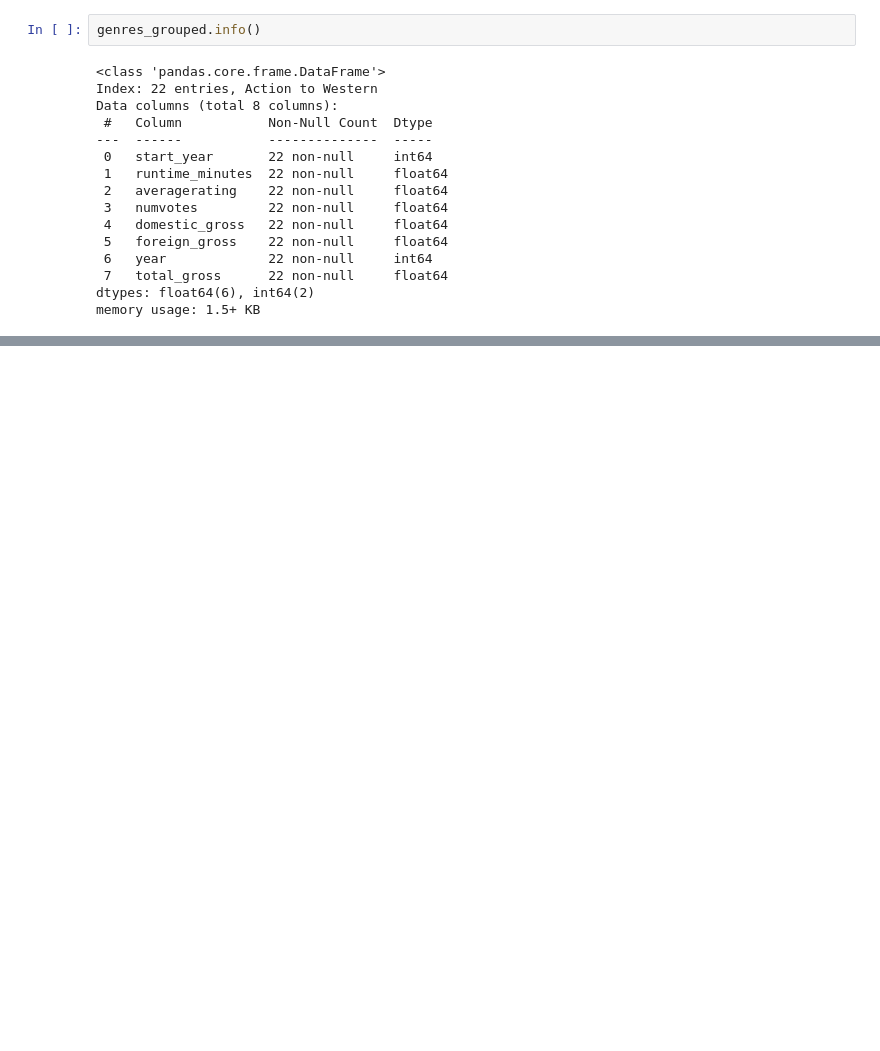
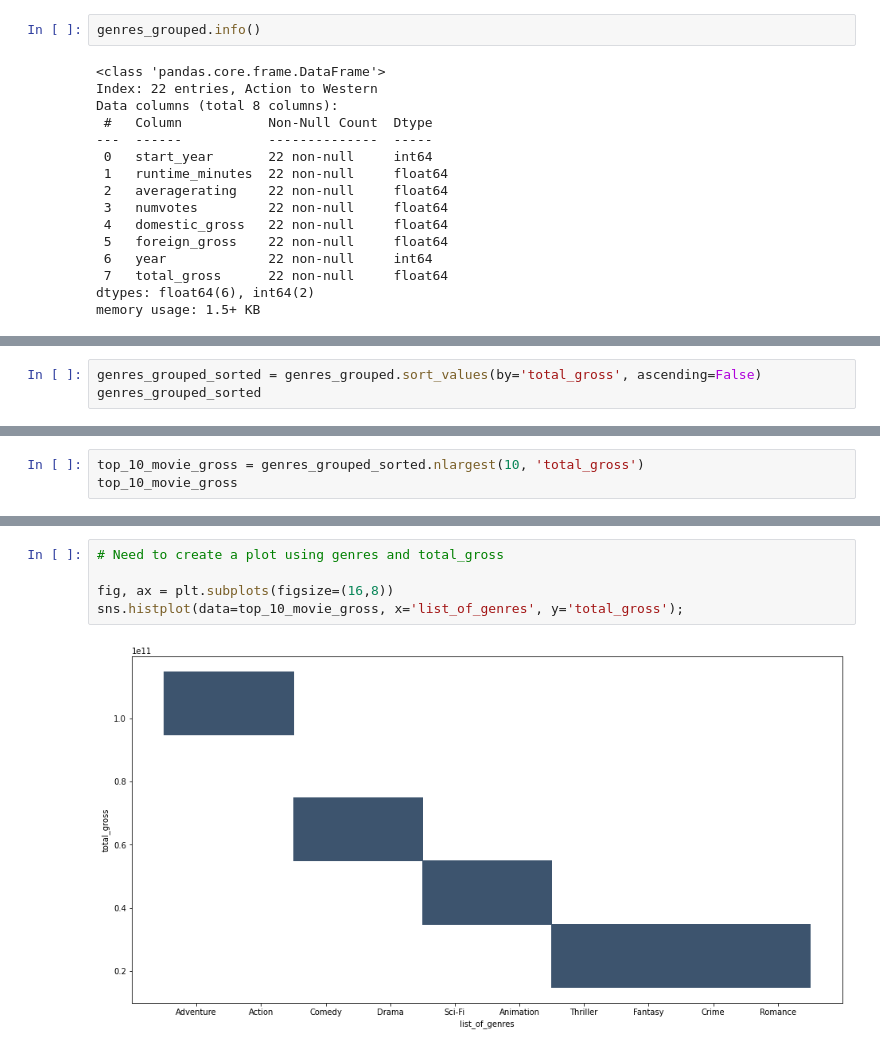
Before and after one commit to GusVilla303/dsc-phase-1-project, a Jupyter notebook: microsoft-movie-analysis.ipynb, the cells around one changed output, grey strips where cells are left out. Saved outputs shown, nothing was run; the diff lists cells and outputs as text; blank space fills up the shorter version.

```diff
--- a/microsoft-movie-analysis.ipynb
+++ b/microsoft-movie-analysis.ipynb
@@ -594,0 +602,3 @@ memory usage: 1.5+ KB
+# %%
+genres_grouped_sorted = genres_grouped.sort_values(by='total_gross', ascending=False)
+genres_grouped_sorted
@@ -594,0 +624,3 @@ memory usage: 1.5+ KB
+# %%
+top_10_movie_gross = genres_grouped_sorted.nlargest(10, 'total_gross')
+top_10_movie_gross
@@ -594,0 +640,7 @@ memory usage: 1.5+ KB
+# %%
+# Need to create a plot using genres and total_gross
+
+fig, ax = plt.subplots(figsize=(16,8))
+sns.histplot(data=top_10_movie_gross, x='list_of_genres', y='total_gross');
+# %% [output]
+[figure, added]
```
Also changed, not shown: parts of 10 cells of this notebook.
